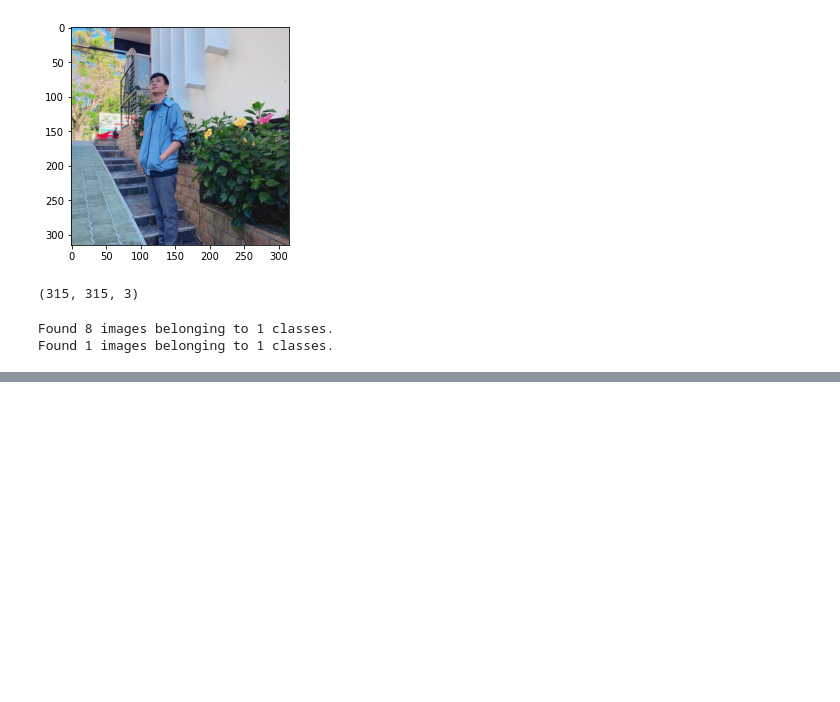
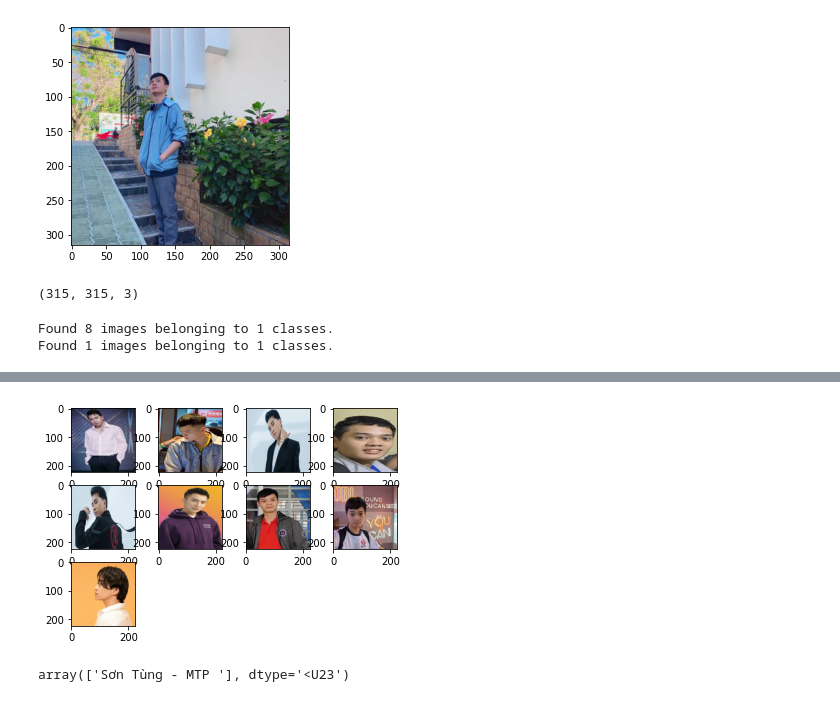
Before and after one commit to uyminhtri2702/AI, a Jupyter notebook: Face_test.ipynb, the cells around one changed output, grey strips where cells are left out. Drawn from its saved outputs; the diff is of its cells as text; code cells hidden in the pictures; blank space fills up the shorter version.

```diff
--- a/Face_test.ipynb
+++ b/Face_test.ipynb
@@ -82,0 +91,34 @@ Found 1 images belonging to 1 classes.
+# %%
+import glob
+sontung = glob.glob('../input/testface/SONTUNG/SONTUNG/*')
+tri = glob.glob('../input/testface/tri/tri/*')
+karik = glob.glob('../input/testface/Karik/Karik/*')
+
+data = []
+labels = []
+
+for i in sontung:
+    image=tf.keras.preprocessing.image.load_img(i, color_mode='rgb',
+    target_size= (224,224))
+    image =np.array(image)
+    data.append(image)
+    labels.append(0)
+for i in tri:
+    image=tf.keras.preprocessing.image.load_img(i, color_mode='rgb',
+    target_size= (224,224))
+    image =np.array(image)
+    data.append(image)
+    labels.append(1)
+for i in karik:
+    image=tf.keras.preprocessing.image.load_img(i, color_mode='rgb',
+    target_size= (224,224))
+    image =np.array(image)
+    data.append(image)
+    labels.append(1)
+
+data = np.array(data)
+labels = np.array(labels)
+
+from sklearn.model_selection import train_test_split
+X_train, X_test, Y_train, Y_test = train_test_split(data, labels, test_size=0.2,
+                                                random_state=42)
@@ -82,0 +209,7 @@ Found 1 images belonging to 1 classes.
+# %%
+for i in range(10,19):
+  plt.subplot(330+i+1)
+  plt.imshow(X_train[i])
+plt.show()
+# %% [output]
+[figure, added]
@@ -82,0 +221,19 @@ Found 1 images belonging to 1 classes.
+# %%
+# Check accuracy
+from tensorflow.keras.utils import load_img, img_to_array
+import numpy as np
+filename = "../input/karikno1/images.jpg"
+
+predict = ['Lê Minh Trí - 19146038 ','Sơn Tùng - MTP ','Karik']
+predict = np.array(predict)
+
+img = load_img(filename,target_size=(224,224))
+img = img_to_array(img)
+img = img.reshape(1,224,224,3)
+img = img.astype('float32')
+img = img/255
+
+result = np.argmax(model_ANN.predict(img),axis=-1)
+predict[result]
+# %% [output]
+array(['Sơn Tùng - MTP '], dtype='<U23')
```
Also changed, not shown: parts of 11 cells of this notebook.
